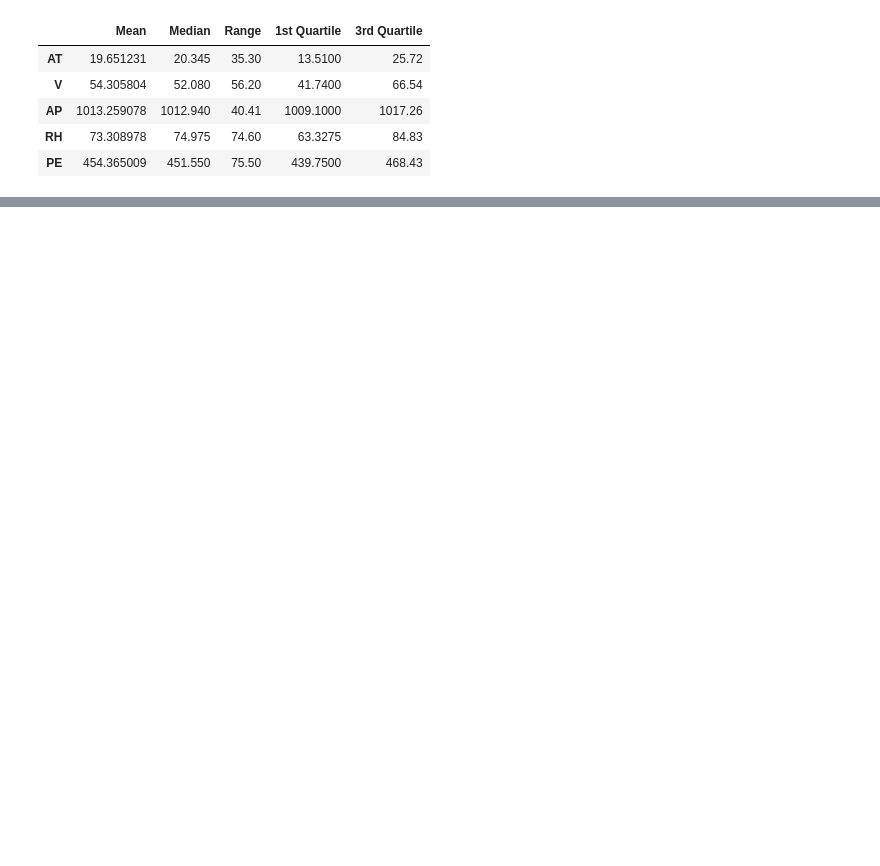
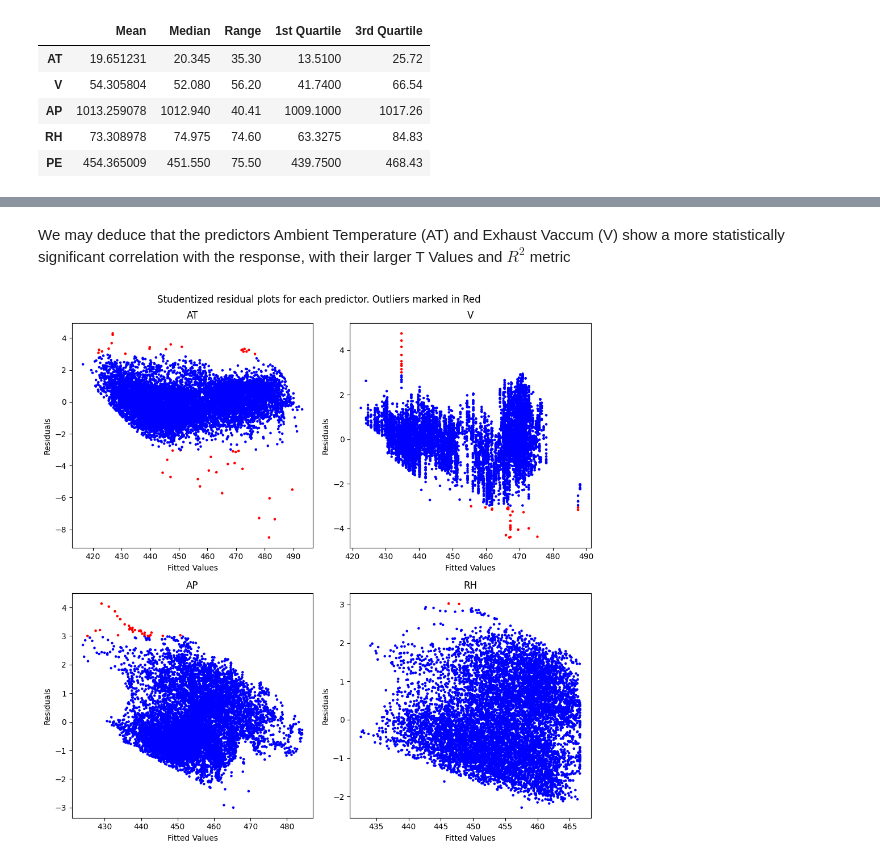
Before and after one commit to suryanarayanan21/DSCI552-Assignments, a Jupyter notebook: notebook/Ananthakrishnan_Suryanarayanan_HW2.ipynb, the cells around one changed output, grey strips where cells are left out. Cells and saved outputs as stored; diff of their text form; code cells hidden in the pictures; blank space fills up the shorter version.

```diff
--- a/notebook/Ananthakrishnan_Suryanarayanan_HW2.ipynb
+++ b/notebook/Ananthakrishnan_Suryanarayanan_HW2.ipynb
@@ -83,8 +92,0 @@ pandas.concat([
-# %%
-# Create train and test data
-for col in data.columns:
-    X_train, X_test, y_train, y_test = train_test_split(data[col], data['PE'], test_size=0.3)
-    # print(col)
-    predictor = LinearRegression().fit(X_train, y_train)
-    # predictions = predictor.predict(X_test)
-    print(f"{col}: {predictor.score(X_test, y_test)}")
@@ -92,0 +95,16 @@ ValueError: Expected a 2-dimensional container but got <class 'pandas.core.serie
+# %%
+results = []
+
+for col in data.columns:
+    if col == 'PE':
+        break
+
+    model = sm.OLS(data['PE'], sm.add_constant(data[col])).fit()
+    results.append({
+        'Predictor': col,
+        'T Value': round(model.tvalues[col],2),
+        'R squared': round(model.rsquared,2),
+        'Model': model
+    })
+
+pandas.DataFrame([{key: x[key] for key in ['Predictor', 'T Value', 'R squared']} for x in results])
@@ -92,0 +117,22 @@ ValueError: Expected a 2-dimensional container but got <class 'pandas.core.serie
+# %% [markdown]
+We may deduce that the predictors Ambient Temperature (AT) and Exhaust Vaccum (V) show a more statistically significant correlation with the response, with their larger T Values and $R^{2}$ metric
+# %%
+overall_figure, axes = plot.subplots(2,2,figsize=(10,10))
+
+overall_figure.suptitle("Studentized residual plots for each predictor. Outliers marked in Red")
+
+for i in range(len(results)):
+
+    st_residuals = results[i]["Model"].get_influence().resid_studentized_external
+
+    colors = ['r' if abs(x) > 3 else 'b' for x in st_residuals]
+
+    axes[i//2][i%2].scatter(results[i]['Model'].fittedvalues,st_residuals,s=5,c=colors)
+    axes[i//2][i%2].set_title(f"{results[i]['Predictor']}")
+    axes[i//2][i%2].set_xlabel("Fitted Values")
+    axes[i//2][i%2].set_ylabel("Residuals")
+
+overall_figure.tight_layout()
+overall_figure.show()
+# %% [output]
+[figure, added]
```
Also changed, not shown: parts of 31 cells of this notebook.
